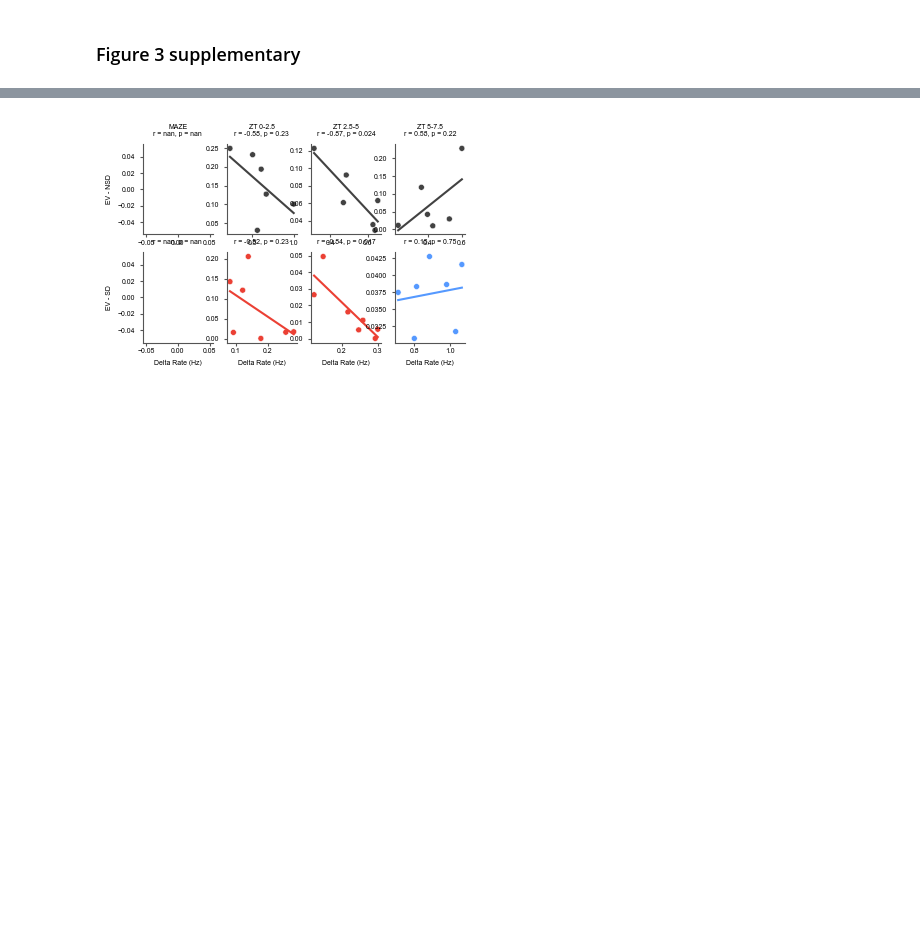
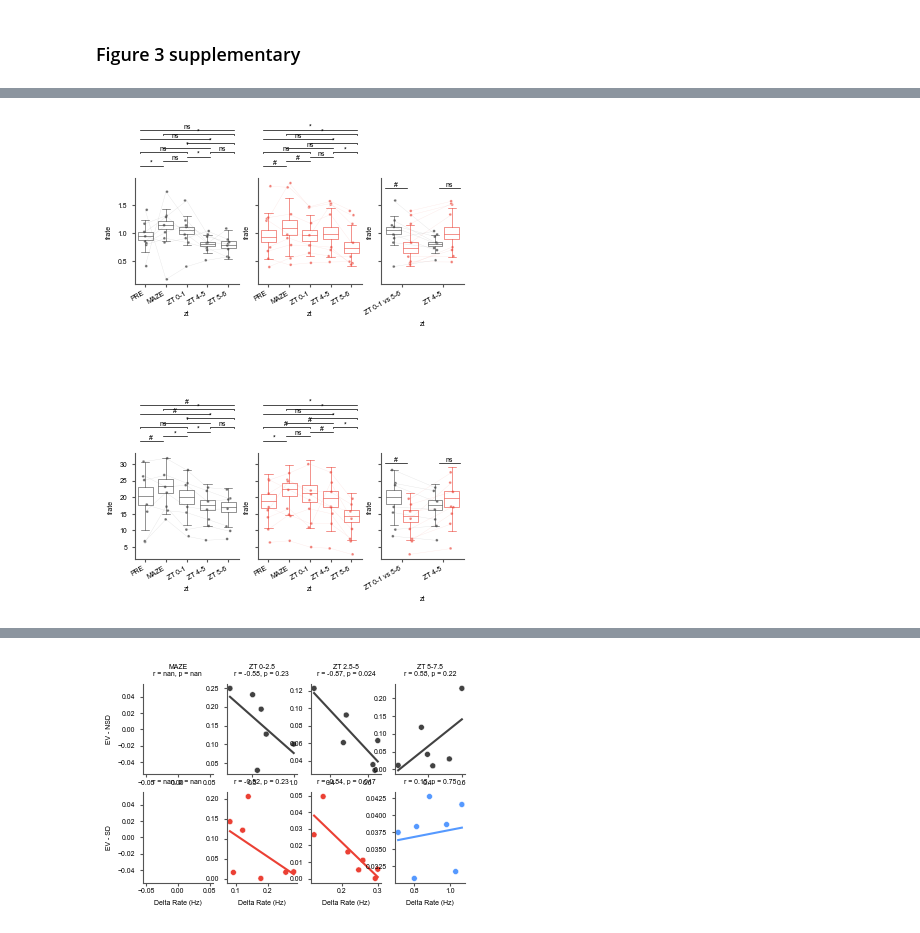
Before and after one commit to diba-lab/sleep_loss_hippocampal_replay, a Jupyter notebook: analysis_and_figure_code/sleep_deprivation/figures/sd_figure3_supp.ipynb, the cells around one changed output, grey strips where cells are left out. Cells and saved outputs as stored; diff of their text form; code cells hidden in the pictures; blank space fills up the shorter version.

```diff
--- a/analysis_and_figure_code/sleep_deprivation/figures/sd_figure3_supp.ipynb
+++ b/analysis_and_figure_code/sleep_deprivation/figures/sd_figure3_supp.ipynb
@@ -24,60 +169,60 @@ grpdata = subjects.GroupData()
 # %%
-rpl_prop = grpdata.ripple_1h_blocks_bootstrap_session_ripples
-rpl_prop_sess = grpdata.ripple_features_1h_blocks
-rpl_sess_mean = (
-    rpl_prop_sess.groupby(["grp", "zt", "session"], sort=False)
+fig = subjects.SdFig().fig_supp()
+
+palette = subjects.colors_sd(1)
+palette_light = subjects.colors_sd_light(1)
+
+frate_df = grpdata.frate_1h_blocks_bootstrap
+frate_df_sess = grpdata.frate_1h_blocks
+frate_sess_mean = (
+    frate_df_sess.groupby(["grp", "zt", "session", "neuron_type"], sort=False)
     .mean(numeric_only=True)
     .reset_index()
 )
 
-fig = subjects.SdFig().fig1_supp(8, 8)
-y_labels = [
-    "Ripple frequency (Hz)",
-    "Sharp wave amplitude",
-    "Ripple power (zscore)",
-]
-colors = subjects.colors_sd(1)
-colors_light = subjects.colors_sd_light(1)
-ylims = [[145, 185], [2, 8], [3, 8]]
-for d, param in enumerate(["peak_freq"]):
-    fig_row = 3 * d + 1
-    subfig = fig.add_subfigure(fig.gs[fig_row : fig_row + 1, :4])
+frate_df = add_zt_str(frate_df, epoch_str=("0-1", "4-5", "5-6"))
+frate_sess_mean = add_zt_str(frate_sess_mean, epoch_str=("0-1", "4-5", "5-6"))
+
+results_list = []
+for i, ntype in enumerate(["pyr", "inter"]):
+    ntype_df = frate_df[frate_df.neuron_type == ntype]
+    ntype_mean_df = frate_sess_mean[frate_sess_mean.neuron_type == ntype]
+    # ylims = (0.2, 2) if ntype == "pyr" else (5, 35)
+    fig_row = 2 * i + 1
+    subfig = fig.add_subfigure(fig.gs[fig_row, :4])
     axs = subfig.subplots(1, 3, sharey=True, width_ratios=[1.5, 1.5, 1.2])
+
     for g, grp in enumerate(["NSD", "SD"]):
-        mean_df = rpl_sess_mean[rpl_sess_mean.grp == grp]
-        param_df = rpl_prop[rpl_prop.grp == grp]
+        # ax = fig.subplot(gs_[i, g])
+        ax = axs[g]
+        p1 = Plotter(data=ntype_df[ntype_df.grp == grp], x="zt", y="frate", ax=ax)
+        results_list.append(p1.boxplot_sd2(palette=[palette[g]], zorder=3).stat_anot(
+            stat_within=get_bootstrap_prob_paired, alpha_within=0.025, fontsize=5, verbose=True, prepend=(grp, ntype),
+        ))
 
-        ax = axs[g]
+        p2 = Plotter(
+            data=ntype_mean_df[ntype_mean_df.grp == grp], x="zt", y="frate", ax=ax
+        )
+        p2.striplineplot_sd(palette=[palette_light[g]])
 
-        p1 = Plotter(data=param_df, x="zt", y=param, ax=ax)
-        p1.boxplot_sd2(palette=[colors[g]], zorder=3).stat_anot(
-            stat_within=get_bootstrap_prob_paired, alpha_within=0.025, fontsize=5
-        )
+        # ax.set_ylim(*ylims)
 
-        p2 = Plotter(data=mean_df, x="zt", y=param, ax=ax)
-        p2.striplineplot_sd(palette=[colors_light[g]])
+    ax = axs[2]
+    df = get_nsd_vs_sd_df(ntype_df, block_size=1)
+    df2 = get_nsd_vs_sd_df(ntype_mean_df, block_size=1)
+    p1 = Plotter(data=df, x="zt", y="frate", hue="grp", ax=ax)
+    results_list.append(p1.boxplot_sd2(palette=palette, zorder=3).stat_anot_sd(
+        stat_across=get_bootstrap_prob,
+        alpha_across=0.025,
+        fontsize=5,
+        verbose=True,
+        prepend=("between", ntype),
+    ))
 
-        ax.legend("", frameon=False)
-        ax.set_xlabel("")
-        if g == 0:
-            ax.set_ylabel(y_labels[d])
-        else:
-            ax.set_ylabel("")
+    p2 = Plotter(data=df2, x="zt", y="frate", hue="grp", hue_order=["NSD", "SD"], ax=ax)
+    p2.striplineplot_sd(palette=palette_light)
 
-    # ax = axs[2]
-    # df = get_nsd_vs_sd_df(rpl_prop)
-    # df2 = get_nsd_vs_sd_df(rpl_sess_mean)
+    # ax.set_ylim(*ylims)
 
-    # p1 = Plotter(data=df, x="zt", y=param, hue="grp", hue_order=["NSD", "SD"], ax=ax)
-    # p1.boxplot_sd2(palette=colors, zorder=3).stat_anot_sd(
-    #     stat_across=get_bootstrap_prob,
-    #     alpha_across=0.025,
-    #     fontsize=5,
-    # )
-    # p2 = Plotter(data=df2, x="zt", y=param, hue="grp", hue_order=["NSD", "SD"], ax=ax)
-    # p2.striplineplot_sd(palette=colors_light)
-
-    # ax.set_ylabel("")
-    # ax.set_ylim(*ylims[d])
-
-fig.savefig(subjects.figpath_sd / "ripple_1h_properties", format="svg")
+fig.savefig(subjects.figpath_sd / "frate_1h_blocks", format="svg")
+# %% [output]
@@ -83,0 +246 @@ fig.savefig(subjects.figpath_sd / "ripple_1h_properties", format="svg")
+[figure, added]
```
Also changed, not shown: parts of 20 cells of this notebook, 26 other files.
